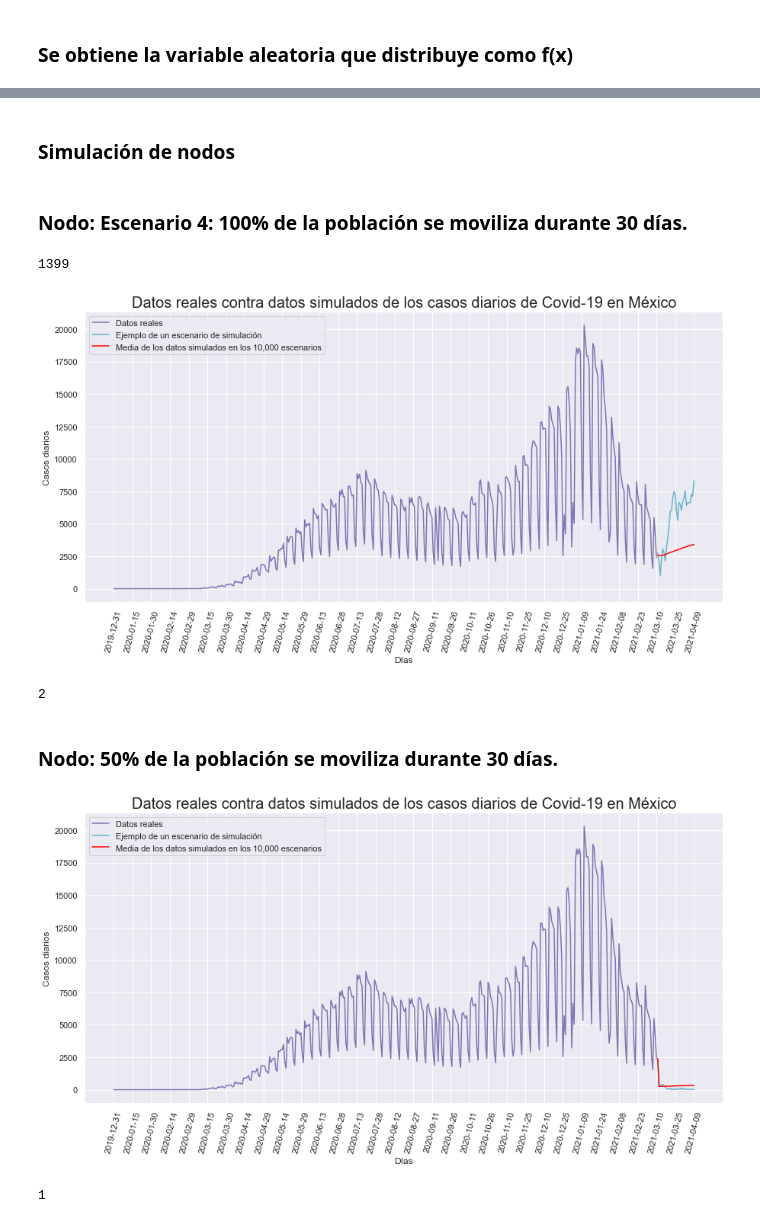
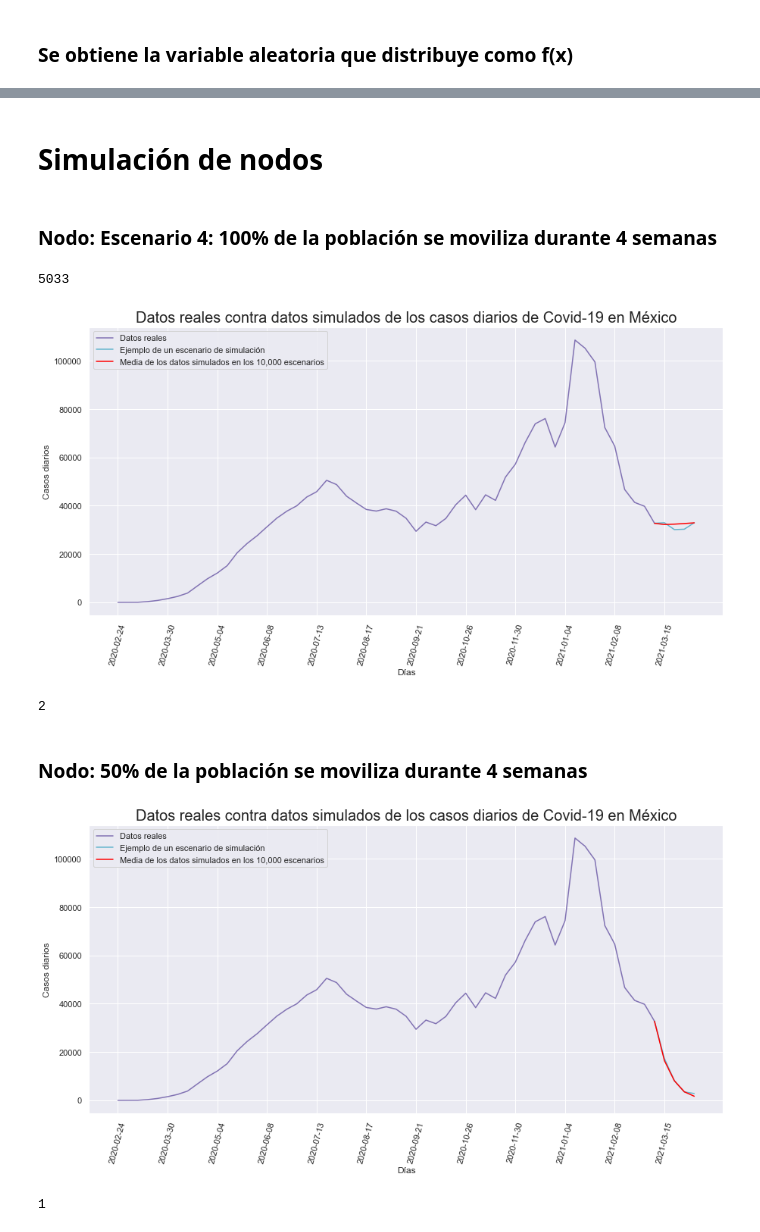
Before and after one commit to Miriam1999/proyecto_modulo1, a Jupyter notebook: ProyectoModulo1_MedellínM_OrtizM.ipynb, the cells around one changed output, grey strips where cells are left out. Drawn from its saved outputs; the diff is of its cells as text; code cells hidden in the pictures.

```diff
--- a/ProyectoModulo1_MedellínM_OrtizM.ipynb
+++ b/ProyectoModulo1_MedellínM_OrtizM.ipynb
@@ -78,8 +78,8 @@ La base de datos que utilizaremos se encuentra en la página del Conacyt (refere
 # %%
 import pandas as pd
 # %%
-data = pd.read_excel("DATOS_COVID-19.xlsx")
-data.set_index("Fecha",inplace=True)
+data = pd.read_excel("DATOS_COVID-19.xlsx", sheet_name = "Hoja1")
+data.set_index("Fecha", inplace = True)
 data.head(10)
 # %% [output]
 |  | Hospitalizados | Confirmados | Defunciones | Sospechosos |
@@ -116,8 +116,8 @@ from scipy import optimize
 ### Variable 1: Confirmados
 # %%
 #Se obtienen de la base de datos los casos confirmados
-data_confirmados = pd.DataFrame(data["Confirmados"])
-data_confirmados.tail(10)
+data_confirmados = pd.DataFrame(data["Confirmados"][7:])
+data_confirmados.head(10)
 # %% [output]
 |  | Confirmados |
 | Fecha |  |
@@ -246,7 +225,7 @@ plt.legend(loc='best')
 # %% [markdown]
-### Simulación de nodos
+# Simulación de nodos
 # %% [markdown]
-### Nodo: Escenario 4: 100% de la población se moviliza durante 30 días.
+### Nodo: Escenario 4: 100% de la población se moviliza durante 4 semanas
 # %%
 #Se establece un limite para tomar los datos consecutivos de la simulación
 c=x
@@ -255,46 +234,44 @@ dif = abs((c.shift() - c).dropna())
 limite = dif.mean()[0].astype("int")
 limite
 # %% [output]
-1399
+5033
 # %%
-#Se hace una función que simula 30 días tomando valores de la distribución dentro de los limites establecidos
+# Se hace una función que simula 30 días tomando valores de la distribución dentro de los limites establecidos
 np.random.seed(4567)
-V_A = V_A[0:436]
+V_A = V_A[0:len(x)]
 V_A = np.array(V_A)
 choice = np.random.choice
-def dias_30(dias):
+def mes(sem, r):
     l = []
-    k=x[-1]
-    for i in range(dias):
-        z = k+limite
-        y = k-limite
-        k = choice(V_A[(y<V_A) & (V_A<z)])
+    k = x[-1]
+    l.append(k)
+    for i in range(sem):
+        z = k + limite * r
+        y = k - limite * r
+        k = choice(V_A[(y < V_A) & (V_A < z)]) * r
         l.append(k)
     return np.array(l)
 # %%
 np.random.seed(4567)
-escenarios, dias,r = 10000, 30,1
+escenarios, sem, r = 10000, 4, 1
 choice = np.random.choice
-confirmados_esperados = np.array(list(map(lambda x:dias_30(dias),range(escenarios))))
+confirmados_esperados = np.array(list(map(lambda x: mes(sem, r), range(escenarios)))).astype("int")
 # %%
 simulacion = pd.DataFrame(confirmados_esperados[1234])
-simulacion.index = pd.to_datetime(simulacion.index, unit = "d", origin = pd.Timestamp(pd.to_datetime(data.index[-1]) +
-                                                                          datetime.timedelta(1)))
-simulacion_media =  pd.DataFrame(confirmados_esperados.mean(axis=0))
-simulacion_media.index = pd.to_datetime(simulacion_media.index, unit = "d", origin = pd.Timestamp(pd.to_datetime(data.index[-1]) +
-                                                                          datetime.timedelta(1)))
-simulacion.index = simulacion.index.astype("str")
-simulacion_media.index = simulacion_media.index.astype("str")
-plt.figure(figsize = (15, 7))
+simulacion.index = ["2021-03-08", "2021-03-15", "2021-03-22", "2021-03-29", "2021-04-05"]
+simulacion_media = pd.DataFrame(confirmados_esperados.mean(axis = 0))
+simulacion_media.index = ["2021-03-08", "2021-03-15", "2021-03-22", "2021-03-29", "2021-04-05"]
+data_confirmados.index = data_confirmados.index.astype("str")
+plt.figure(figsize = [15, 7])
 plt.plot(data_confirmados, color = "m", label = "Datos reales")
 plt.plot(simulacion, color = "c", label = "Ejemplo de un escenario de simulación")
 plt.plot(simulacion_media, color = "red", label = "Media de los datos simulados en los 10,000 escenarios")
 plt.xlabel("Días", fontsize = 12)
 plt.ylabel("Casos diarios", fontsize = 12)
 plt.title("Datos reales contra datos simulados de los casos diarios de Covid-19 en México", fontsize = 20)
-plt.xticks(rotation = 75, ticks = np.arange(0, len(data_confirmados) + len(simulacion), 15))
+plt.xticks(rotation = 75, ticks = np.arange(0, len(data_confirmados) + len(simulacion), 5))
 plt.legend()
 plt.show()
 # %% [output]
-[figure, old version]
+[figure, new version]
 # %%
@@ -312,6 +289,6 @@ classification(simulacion_media.iloc[-1][0],data_confirmados["Confirmados"])
 # %% [output]
 2
 # %% [markdown]
-### Nodo:  50% de la población se moviliza durante 30 días.
+### Nodo:  50% de la población se moviliza durante 4 semanas
 # %%
 np.random.seed(4567)
@@ -321,24 +300,21 @@ confirmados_esperados = np.array(list(map(lambda x:dias_30(dias)*r,range(escenar
 # %%
-simulacion = pd.DataFrame(confirmados_esperados[555])
-simulacion.index = pd.to_datetime(simulacion.index, unit = "d", origin = pd.Timestamp(pd.to_datetime(data.index[-1]) +
-                                                                          datetime.timedelta(1)))
-simulacion_media =  pd.DataFrame(confirmados_esperados.mean(axis=0))
-simulacion_media.index = pd.to_datetime(simulacion_media.index, unit = "d", origin = pd.Timestamp(pd.to_datetime(data.index[-1]) +
-                                                                          datetime.timedelta(1)))
-simulacion.index = simulacion.index.astype("str")
-simulacion_media.index = simulacion_media.index.astype("str")
-plt.figure(figsize = (15, 7))
+simulacion = pd.DataFrame(confirmados_esperados[1234])
+simulacion.index = ["2021-03-08", "2021-03-15", "2021-03-22", "2021-03-29", "2021-04-05"]
+simulacion_media = pd.DataFrame(confirmados_esperados.mean(axis = 0))
+simulacion_media.index = ["2021-03-08", "2021-03-15", "2021-03-22", "2021-03-29", "2021-04-05"]
+data_confirmados.index = data_confirmados.index.astype("str")
+plt.figure(figsize = [15, 7])
 plt.plot(data_confirmados, color = "m", label = "Datos reales")
 plt.plot(simulacion, color = "c", label = "Ejemplo de un escenario de simulación")
 plt.plot(simulacion_media, color = "red", label = "Media de los datos simulados en los 10,000 escenarios")
 plt.xlabel("Días", fontsize = 12)
 plt.ylabel("Casos diarios", fontsize = 12)
 plt.title("Datos reales contra datos simulados de los casos diarios de Covid-19 en México", fontsize = 20)
-plt.xticks(rotation = 75, ticks = np.arange(0, len(data_confirmados) + len(simulacion), 15))
+plt.xticks(rotation = 75, ticks = np.arange(0, len(data_confirmados) + len(simulacion), 5))
 plt.legend()
 plt.show()
 # %% [output]
-[figure, old version]
+[figure, new version]
 # %%
 classification(simulacion_media.iloc[-1][0],data_confirmados["Confirmados"])
 # %% [output]
```
Also changed, not shown: parts of 14 cells of this notebook, 1 other file.
